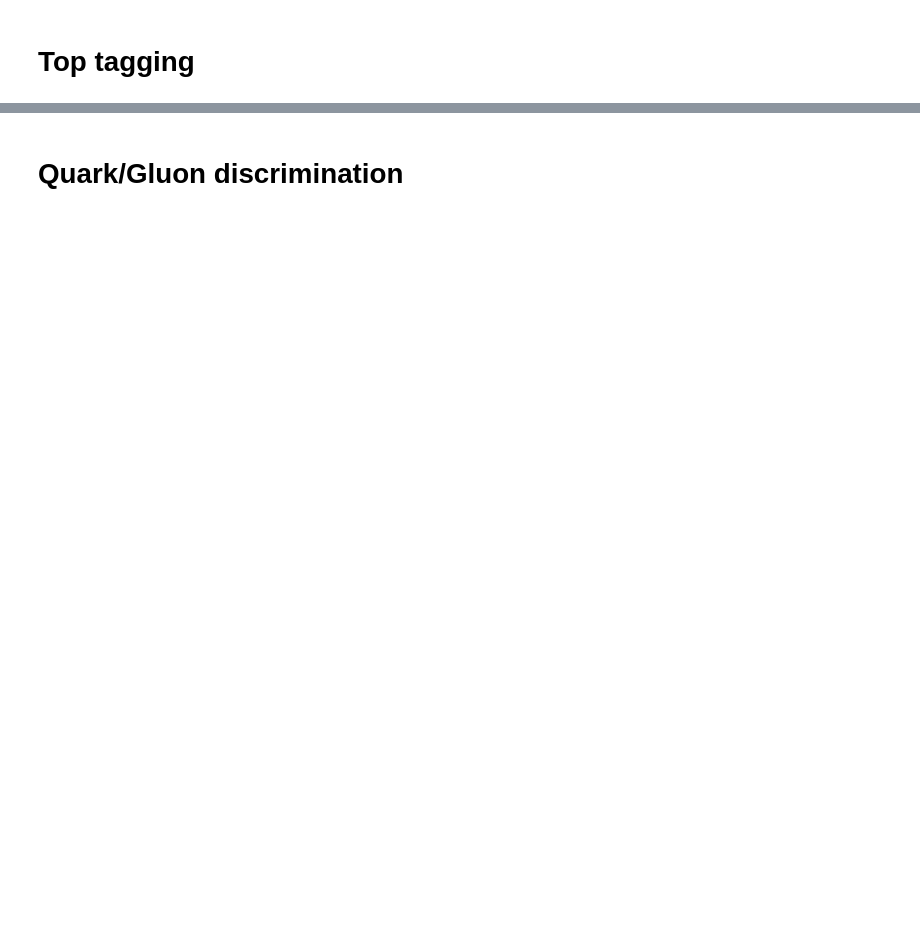
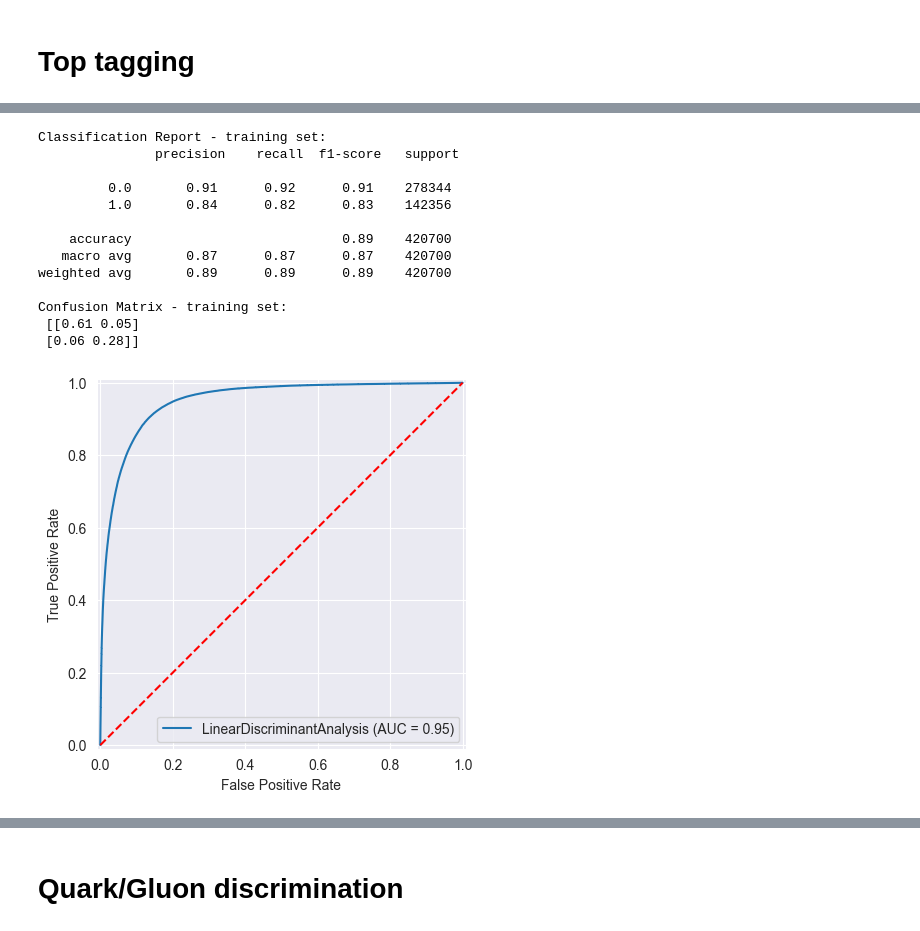
Before and after one commit to mathmartines/JetTagging, a Jupyter notebook: ML/EFPs/testing_algorithms/Bruno-EFPs-discriminant_analysis.ipynb, the cells around one changed output, grey strips where cells are left out. Drawn from its saved outputs; the diff is of its cells as text; code cells hidden in the pictures; blank space fills up the shorter version.

```diff
--- a/ML/EFPs/testing_algorithms/Bruno-EFPs-discriminant_analysis.ipynb
+++ b/ML/EFPs/testing_algorithms/Bruno-EFPs-discriminant_analysis.ipynb
@@ -48 +104,32 @@ Intercept: -5.370116258569907
+# %%
+y_pred_train = model.predict(X_train)
+# Classification Report - train
+print('Classification Report - training set:\n',metrics.classification_report(y_train.ravel(), y_pred_train))
+
+# Confusion Matrix - train
+print('Confusion Matrix - training set:\n',metrics.confusion_matrix(y_train.ravel(), y_pred_train, normalize='all').round(2))
+
+y_predproba_train = model.predict_proba(X_train)[:, -1]
+# ROC curve
+fpr, tpr, thresholds = metrics.roc_curve(y_train.ravel(), y_predproba_train)
+roc_auc = metrics.roc_auc_score(y_train.ravel(), y_predproba_train)
+display = metrics.RocCurveDisplay(fpr=fpr, tpr=tpr, roc_auc=roc_auc, estimator_name='LinearDiscriminantAnalysis')
+display.plot()
+plt.plot([0,1],[0,1],'r--')
+plt.show()
+# %% [output]
+Classification Report - training set:
+               precision    recall  f1-score   support
+
+         0.0       0.91      0.92      0.91    278344
+         1.0       0.84      0.82      0.83    142356
+
+    accuracy                           0.89    420700
+   macro avg       0.87      0.87      0.87    420700
+weighted avg       0.89      0.89      0.89    420700
+
+Confusion Matrix - training set:
+ [[0.61 0.05]
+ [0.06 0.28]]
+[figure, added]
 # %%
```
Also changed, not shown: parts of 57 cells of this notebook.
